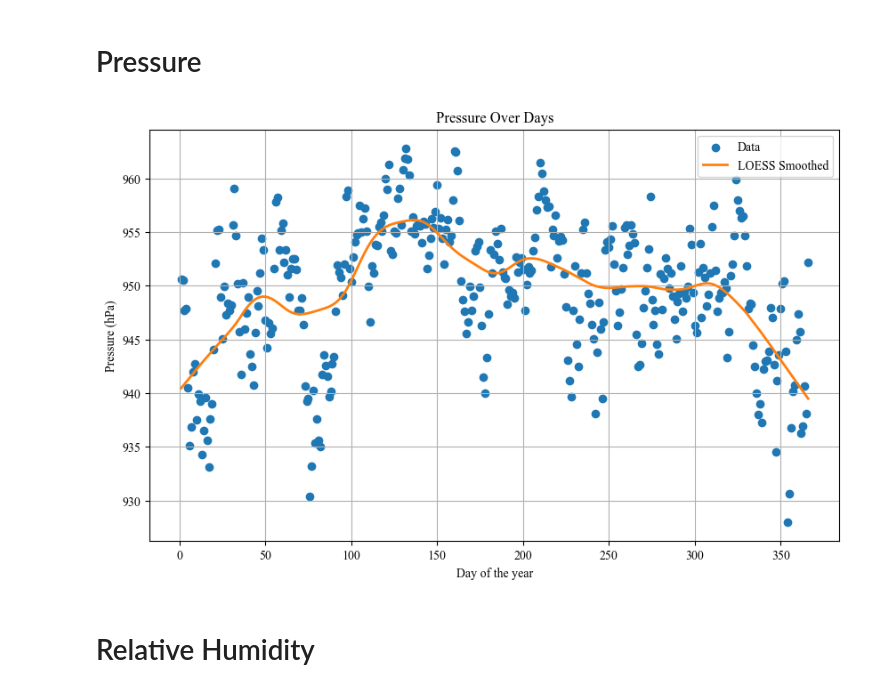
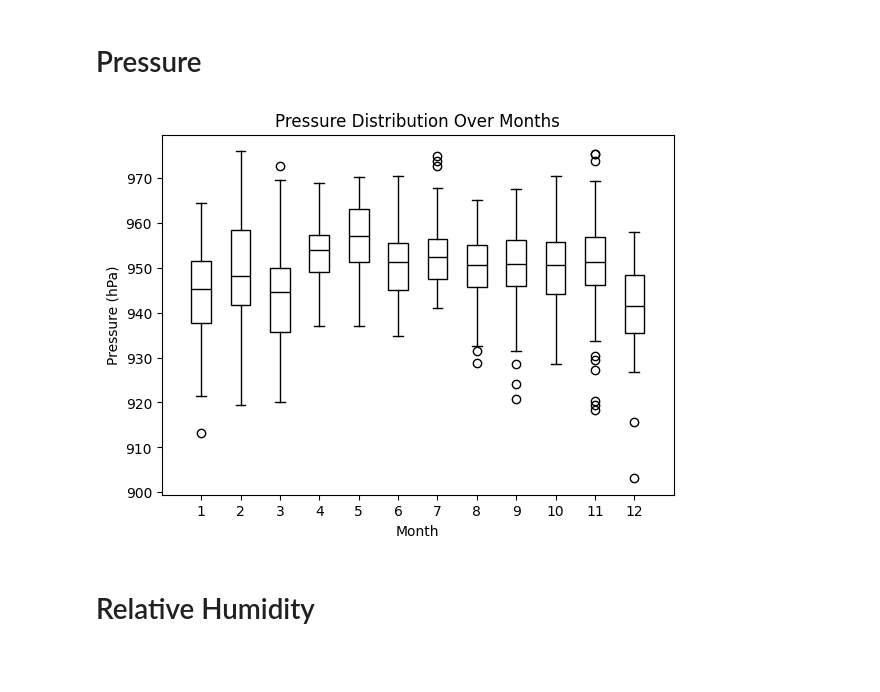
Before and after one commit to Malsory/NPF_project_arctic, a Jupyter notebook: NPF_project_arctic/in_progress/parameters_timeseries_plotter.ipynb, the cells around one changed output. Saved outputs shown, nothing was run; the diff lists cells and outputs as text; code cells hidden in the pictures; blank space fills up the shorter version.

```diff
--- a/NPF_project_arctic/in_progress/parameters_timeseries_plotter.ipynb
+++ b/NPF_project_arctic/in_progress/parameters_timeseries_plotter.ipynb
@@ -98,29 +123,28 @@ plt.savefig('C:\\Users\\Masloriy\\Desktop\\NPF_project_arctic\\NPF_project_arcti
 # %% [markdown]
 # Pressure
-# %%
-grouped_data = df.groupby('day')['pressure'].mean()
-plt.figure(figsize=(10, 6))
-plt.rcParams['font.family'] = 'Times New Roman'
-
-# Plot the scatter plot
-plt.scatter(grouped_data.index, grouped_data, color='tab:blue', label='Data')
-
-# Smooth the data using LOESS
-smoothed = lowess(grouped_data.values, grouped_data.index, frac=0.2)
-
-# Plot the LOESS smoothed line
-plt.plot(smoothed[:,0], smoothed[:,1], color='tab:orange', linewidth=2, label='LOESS Smoothed')
-
-plt.title('Pressure Over Days')
-plt.xlabel('Day of the year')
-plt.ylabel('Pressure (hPa)')
-plt.xticks(rotation=0)
-plt.legend()
-plt.grid(True)
-
-plt.savefig('C:\\Users\\Masloriy\\Desktop\\NPF_project_arctic\\NPF_project_arctic\\png\\P_day.png', dpi=300)
-plt.show()
-# %% [output]
-[figure, removed]
+# %%
+# Read dataset
+df = pd.read_csv(r'C:\\Users\\Masloriy\\Desktop\\NPF_project_arctic\\NPF_project_arctic\\in_progress\\output_combined.csv')
+df = df.dropna()
+df = df.drop(df.columns[df.columns.str.contains('Unnamed')], axis=1)
+df['date'] = pd.to_datetime(df['date'])
+df['month'] = df['date'].dt.month
+df['month'] = pd.Categorical(df['month'], categories=range(1, 13), ordered=True)
+boxplot = df.boxplot(column='pressure', by='month', patch_artist=True,
+                     boxprops=dict(facecolor='white', edgecolor='black'),
+                     medianprops=dict(color='black'),
+                     whiskerprops=dict(color='black'))
+
+plt.title('Pressure Distribution Over Months')
+plt.suptitle('')
+plt.xlabel('Month')
+plt.ylabel('Pressure (hPa)')
+plt.xticks(ticks=range(1, 13), labels=[f'{i}' for i in range(1, 13)], rotation=0)
+plt.xlim(0, 13)
+plt.grid(False)
+plt.savefig('C:\\Users\\Masloriy\\Desktop\\NPF_project_arctic\\NPF_project_arctic\\png\\P_day.png', dpi=300)
+plt.show()
+# %% [output]
+[figure, added]
 # %% [markdown]
 # Relative Humidity
```
Also changed, not shown: parts of 10 cells of this notebook, 34 other files.
